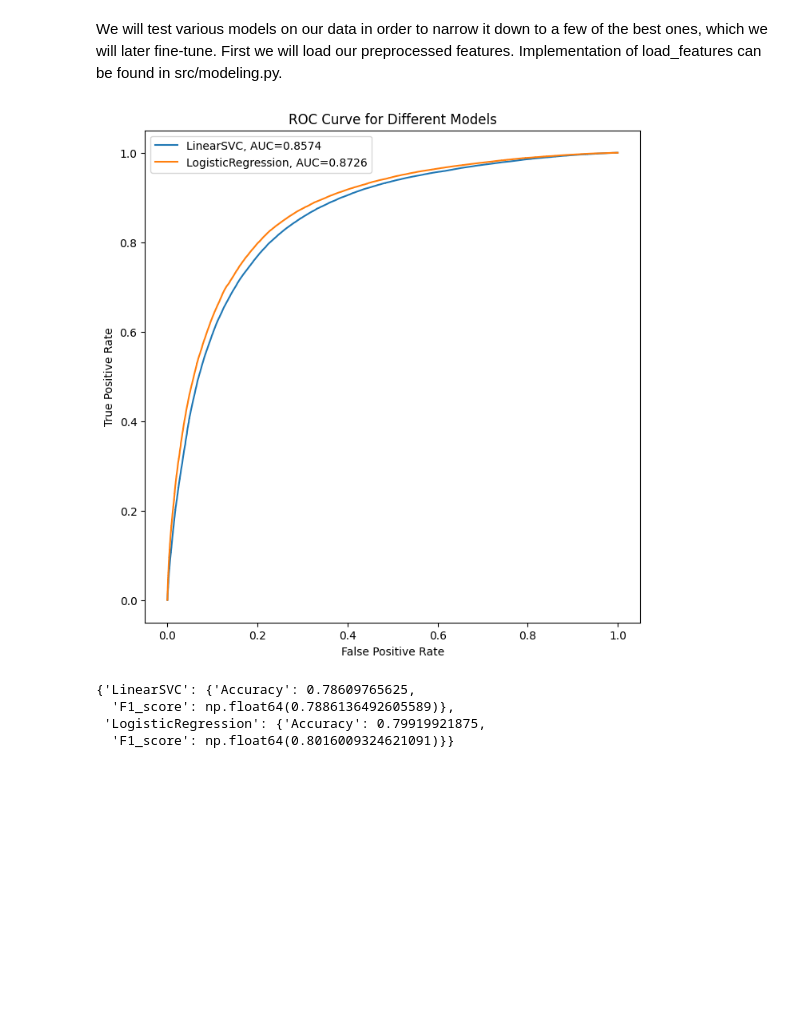
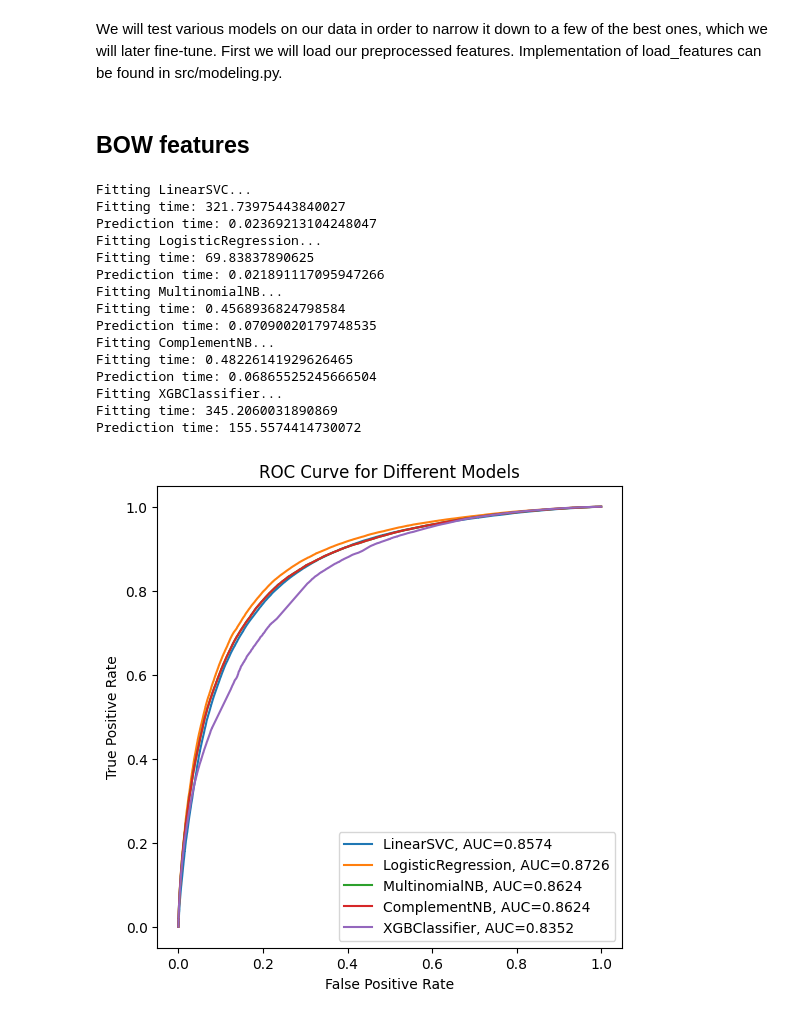
Before and after one commit to piechotam/Youtube-Sentiment-Analysis, a Jupyter notebook: notebooks/modeling.ipynb, the cells around one changed output. Drawn from its saved outputs; the diff is of its cells as text; code cells hidden in the pictures; blank space fills up the shorter version.

```diff
--- a/notebooks/modeling.ipynb
+++ b/notebooks/modeling.ipynb
@@ -28,15 +26,25 @@ features_paths = [f'../data/processed/features_{feat}.pkl' for feat in features]
 
 features_train_bow, features_train_tfidf, features_valid_bow, features_valid_tfidf = load_features(features_paths)
 _, y_train, _, y_valid, _, _ = read_and_split('../data/raw/tweets.csv')
+# %% [markdown]
+## BOW features
 # %%
-models = [LinearSVC(), LogisticRegression()]
+models = [LinearSVC(), LogisticRegression(), MultinomialNB(), ComplementNB(), XGBClassifier()]
 performance = test_models(models, features_train_bow, y_train, features_valid_bow, y_valid)
 # %% [output]
+Fitting LinearSVC...
+Fitting time: 321.73975443840027
+Prediction time: 0.02369213104248047
+Fitting LogisticRegression...
+Fitting time: 69.83837890625
+Prediction time: 0.021891117095947266
+Fitting MultinomialNB...
+Fitting time: 0.4568936824798584
+Prediction time: 0.07090020179748535
+Fitting ComplementNB...
+Fitting time: 0.48226141929626465
+Prediction time: 0.06865525245666504
+Fitting XGBClassifier...
+Fitting time: 345.2060031890869
+Prediction time: 155.5574414730072
-[figure, old version]
+[figure, new version]
-# %%
-performance
-# %% [output]
-{'LinearSVC': {'Accuracy': 0.78609765625,
-  'F1_score': np.float64(0.7886136492605589)},
- 'LogisticRegression': {'Accuracy': 0.79919921875,
-  'F1_score': np.float64(0.8016009324621091)}}
```
Also changed, not shown: parts of 21 cells of this notebook, 6 other files.
